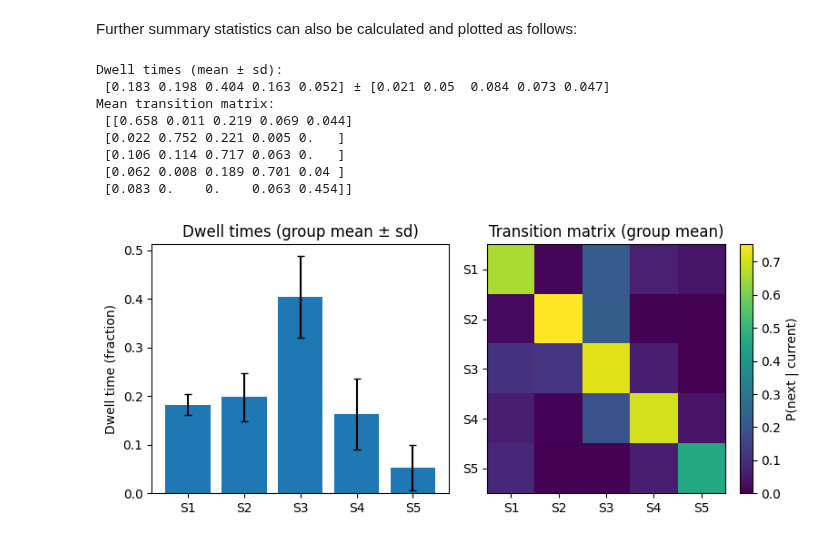
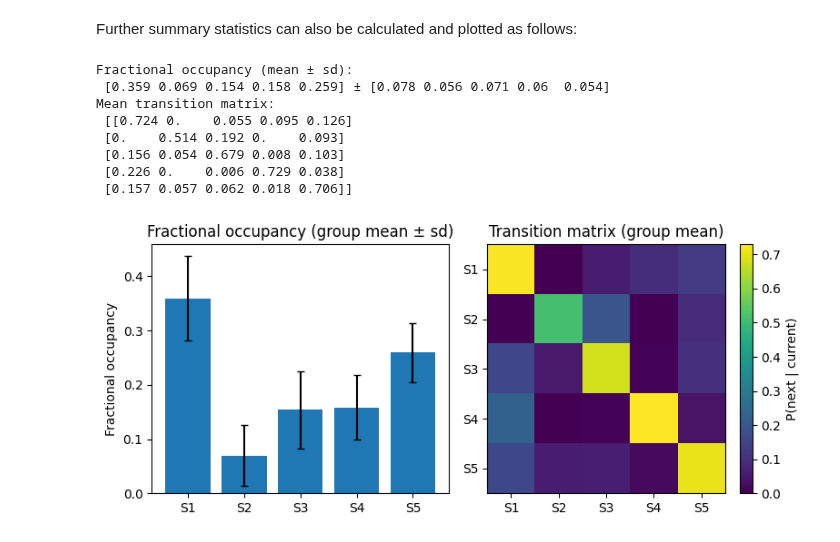
Before and after one commit to mibur1/comet, a Jupyter notebook: tutorials/example_dfc_state.ipynb, the cells around one changed output. Drawn from its saved outputs; the diff is of its cells as text; code cells hidden in the pictures.

```diff
--- a/tutorials/example_dfc_state.ipynb
+++ b/tutorials/example_dfc_state.ipynb
@@ -50,24 +50,24 @@ Further summary statistics can also be calculated and plotted as follows:
 # %%
 summary = utils.summarise_state_tc(state_tc)
 
 # You can print the summary statistics
-dwell_mean = summary["dwell_mean"]
-dwell_std = summary["dwell_std"]
-trans_mean = summary["trans_mean"]
+dwell_mean = summary["fractional_occupancy"].mean(axis=0)
+dwell_std = summary["fractional_occupancy"].std(axis=0)
+trans_mean = summary["transitions"].mean(axis=0)
 
-print("Dwell times (mean ± sd):\n", np.round(dwell_mean, 3), "±", np.round(dwell_std, 3))
+print("Fractional occupancy (mean ± sd):\n", np.round(dwell_mean, 3), "±", np.round(dwell_std, 3))
 print("Mean transition matrix:\n",  np.round(trans_mean, 3))
 
 # Or you can plot them
 summary = utils.summarise_state_tc(state_tc)
 fig3, ax3 = utils.state_plots(summary=summary, figsize=(8,3.5))
 # %% [output]
-Dwell times (mean ± sd):
- [0.183 0.198 0.404 0.163 0.052] ± [0.021 0.05  0.084 0.073 0.047]
+Fractional occupancy (mean ± sd):
+ [0.359 0.069 0.154 0.158 0.259] ± [0.078 0.056 0.071 0.06  0.054]
 Mean transition matrix:
- [[0.658 0.011 0.219 0.069 0.044]
- [0.022 0.752 0.221 0.005 0.   ]
- [0.106 0.114 0.717 0.063 0.   ]
- [0.062 0.008 0.189 0.701 0.04 ]
- [0.083 0.    0.    0.063 0.454]]
+ [[0.724 0.    0.055 0.095 0.126]
+ [0.    0.514 0.192 0.    0.093]
+ [0.156 0.054 0.679 0.008 0.103]
+ [0.226 0.    0.006 0.729 0.038]
+ [0.157 0.057 0.062 0.018 0.706]]
-[figure, old version]
+[figure, new version]
```
Also changed, not shown: parts of 1 cell of this notebook, 1 other file.
